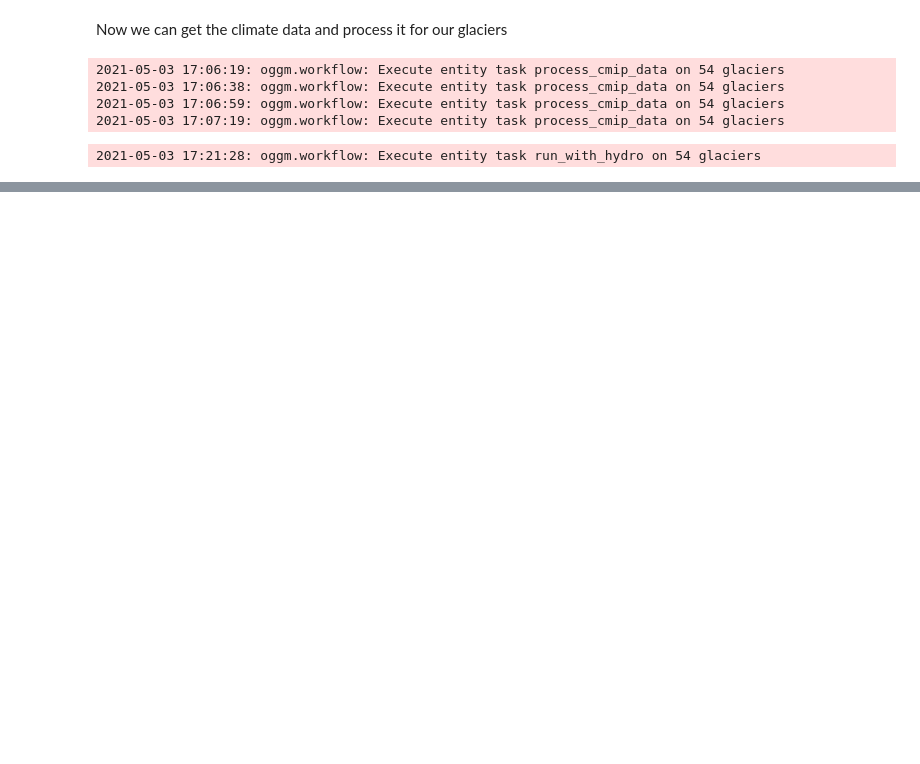
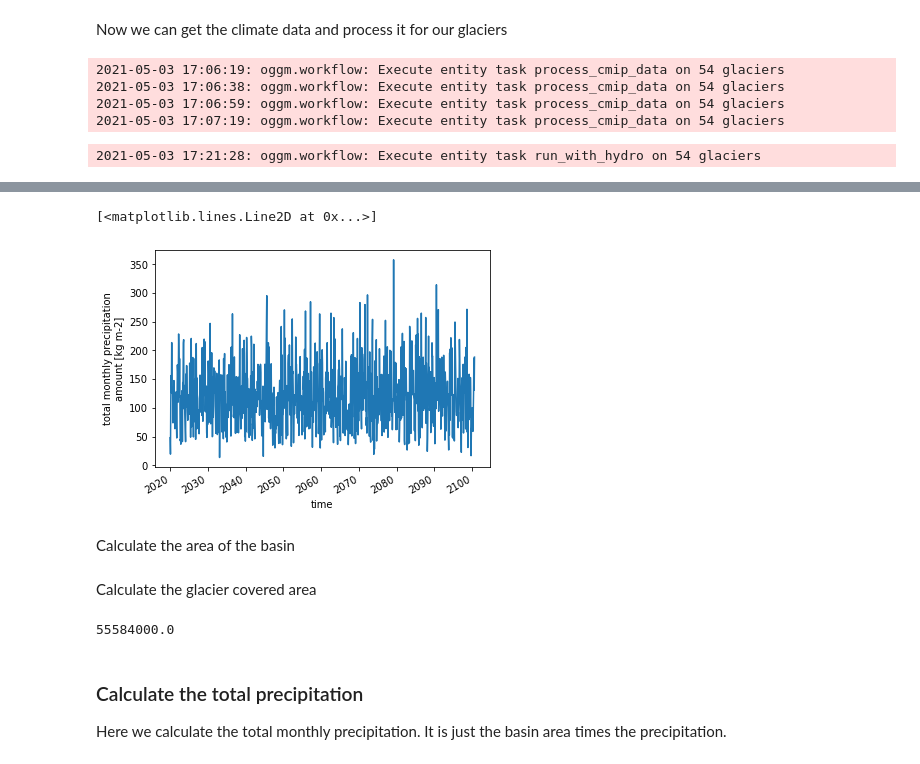
Before and after one commit to Holmgren825/msc_thesis, a Jupyter notebook: notebooks/glaciated_basin_analysis.ipynb, the cells around one changed output, grey strips where cells are left out. Cells and saved outputs as stored; diff of their text form; code cells hidden in the pictures; blank space fills up the shorter version.

```diff
--- a/notebooks/glaciated_basin_analysis.ipynb
+++ b/notebooks/glaciated_basin_analysis.ipynb
@@ -166,0 +188,15 @@ plt.title('Annual runoff from glaciers in Rofental');
+# %%
+# For now we are just using the climate for one of the glaciers as
+# a proof of concept. Should do downscaling on the basin later?
+cl_path = gdirs[0].get_filepath(filename='gcm_data',
+                                filesuffix='_CCSM4_rcp26')
+# %%
+with xr.open_dataset(cl_path) as ds:
+    clim_ds = ds.isel(time=slice(0, -1)).load()
+# %%
+clim_ds.sel(time=slice('2020', '2100')).prcp.plot()
+# %% [output]
+[<matplotlib.lines.Line2D at 0x...>]
+[figure, added]
+# %% [markdown]
+Calculate the area of the basin
@@ -166,0 +208,2 @@ plt.title('Annual runoff from glaciers in Rofental');
+# %% [markdown]
+Calculate the glacier covered area
@@ -166,0 +216,8 @@ plt.title('Annual runoff from glaciers in Rofental');
+# %%
+glacier_area
+# %% [output]
+55584000.0
+# %% [markdown]
+### Calculate the total precipitation
+
+Here we calculate the total monthly precipitation. It is just the basin area times the precipitation.
```
Also changed, not shown: parts of 36 cells of this notebook.
